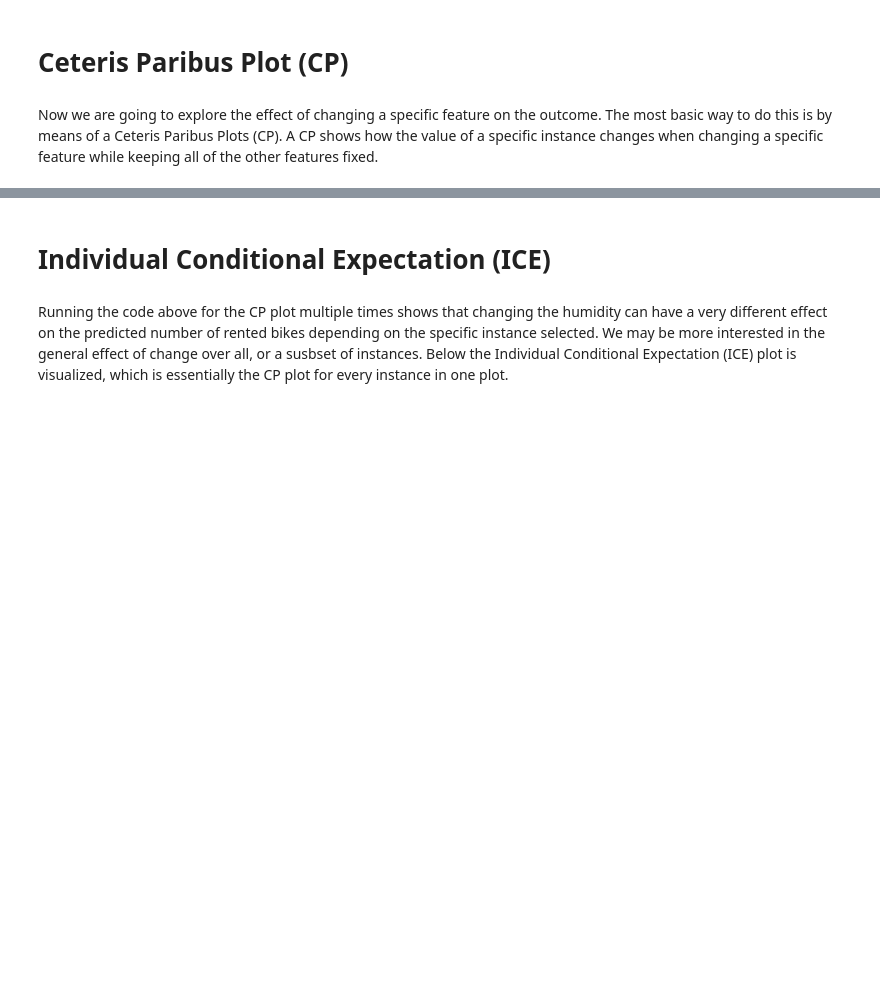
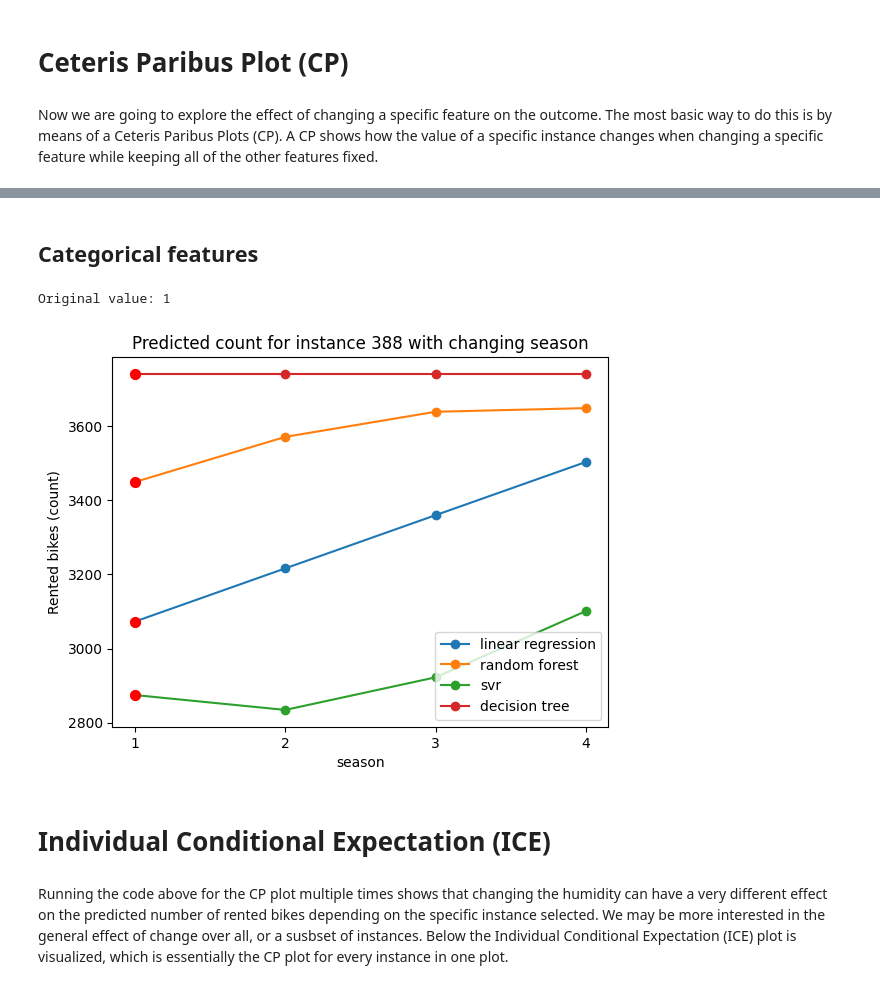
Before and after one commit to AIM-MADS-DATEXP/tutorial_XAI, a Jupyter notebook: Examples.ipynb, the cells around one changed output, grey strips where cells are left out. Drawn from its saved outputs; the diff is of its cells as text; code cells hidden in the pictures; blank space fills up the shorter version.

```diff
--- a/Examples.ipynb
+++ b/Examples.ipynb
@@ -223,3 +225,55 @@ Text(0.5, 1.0, 'Change in predicted count for instance 580 with changing humidit
+# %% [markdown]
+## Categorical features
+# %%
+import numpy as np
+import pandas as pd
+import matplotlib.pyplot as plt
+from numpy import random
+
+# Select an instance
+instance = y_test.index[random.randint(0, len(y_test))]
+
+# Select categorical feature
+feature = "season"  # Change to your categorical feature
+feature_value = X_test.loc[instance, feature]
+print("Original value:", feature_value)
+
+# Define possible categories
+feature_range = sorted(X_train[feature].dropna().unique())
+
+# Create dataset: vary the categorical feature, keep others fixed
+row = X_test.loc[instance]
+new_data = pd.DataFrame([row] * len(feature_range))
+new_data[feature] = feature_range
+
+# Scale the data
+new_data_scaled = scaler.transform(new_data)
+row_scaled = scaler.transform(row.to_frame().T)
+
+# Predict over all categories
+for mod in mods:
+    preds = mods[mod].predict(new_data_scaled)
+
+    plt.plot(feature_range, preds, marker='o', label=mod)
+
+    # Highlight the original instance's prediction
+    plt.scatter(
+        feature_value,
+        mods[mod].predict(row_scaled)[0],
+        color='red',
+        s=50,
+        zorder=3
+    )
+
+plt.xlabel(feature)
+plt.ylabel("Rented bikes (count)")
+plt.xticks(feature_range)
+plt.legend()
+plt.title(f"Predicted count for instance {instance} with changing {feature}")
+plt.show()
+# %% [output]
+Original value: 1
+[figure, added]
 # %% [markdown]
 # Individual Conditional Expectation (ICE)
 # %% [markdown]
```
Also changed, not shown: parts of 7 cells of this notebook.
